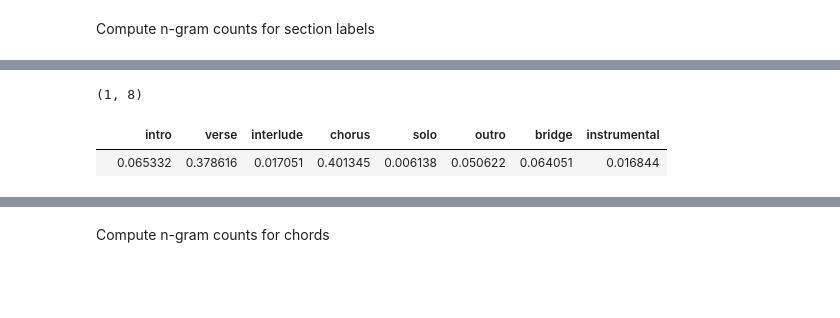
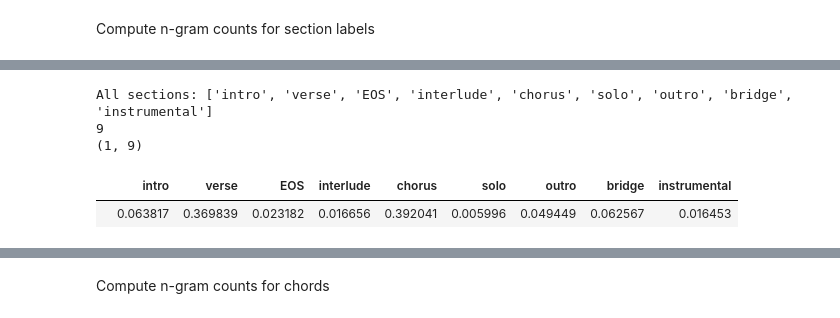
Before and after one commit to christinaxu10/dj-markov, a Jupyter notebook: chordsandstructure.ipynb, the cells around one changed output, grey strips where cells are left out. Cells and saved outputs as stored; diff of their text form; code cells hidden in the pictures; blank space fills up the shorter version.

```diff
--- a/chordsandstructure.ipynb
+++ b/chordsandstructure.ipynb
@@ -79,24 +5,0 @@ print(len(unique_tags))
-# %%
-# Simplifying chords down to set of 42
-notes = ["A", "B", "C", "D", "E", "F", "G"]
-accs = ["b", "s", ""]
-all_notes_list = [note + acc for note in notes for acc in accs]
-
-def simplify_chord(chord: str) -> str:
-    """
-    Removes chord quality from a chord.
-    """
-    for note in all_notes_list:
-        if not chord.startswith(note):
-            continue
-
-        suffix = chord.removeprefix(note)
-        if suffix.startswith("min") or suffix.startswith("dim"):
-            return note + "min"
-        else:
-            return note
-
-    if chord == "sC":
-        return "Cs"
-
-    return ""
@@ -312,6 +153,12 @@ Num rows: 36886
 3        [Gs, Csmin, B, Amin, E, B, A, Amin, E]
 4      [Ab, Db, Eb, Ab, Db, Eb, Db, Eb, Db, Eb]
 Num rows: 7163
+# %%
+# Add EOS section label
+def add_EOS(tokens):
+    return tokens + ["EOS"]
+
+pop_df['sections'] = pop_df['sections'].apply(add_EOS)
 # %% [markdown]
 # Learning
 Compute n-gram counts using CountVectorizer library
@@ -425,14 +272,22 @@ chorus chorus      1759010
 # %%
-all_sections = list(all_sections)
+all_sections = list(set(
+    tag
+    for tags in pop_df["sections"]
+    for tag in tags
+))
+print("All sections:", str(all_sections))
+print(len(all_sections))
 
 # Section unigram probs
 unigram_probs_sec = compute_unigram_prob(n_gram_cnts, all_sections)
 print(unigram_probs_sec.shape)
 unigram_probs_sec
 # %% [output]
-(1, 8)
+All sections: ['intro', 'verse', 'EOS', 'interlude', 'chorus', 'solo', 'outro', 'bridge', 'instrumental']
+9
+(1, 9)
-|  | intro | verse | interlude | chorus | solo | outro | bridge | instrumental |
-|  | 0.065332 | 0.378616 | 0.017051 | 0.401345 | 0.006138 | 0.050622 | 0.064051 | 0.016844 |
+|  | intro | verse | EOS | interlude | chorus | solo | outro | bridge | instrumental |
+|  | 0.063817 | 0.369839 | 0.023182 | 0.016656 | 0.392041 | 0.005996 | 0.049449 | 0.062567 | 0.016453 |
 # %%
 # Section bigram probs
 bigram_probs_sec = compute_ngram_prob(n_gram_cnts, all_sections, n=2)
```
Also changed, not shown: parts of 18 cells of this notebook.
